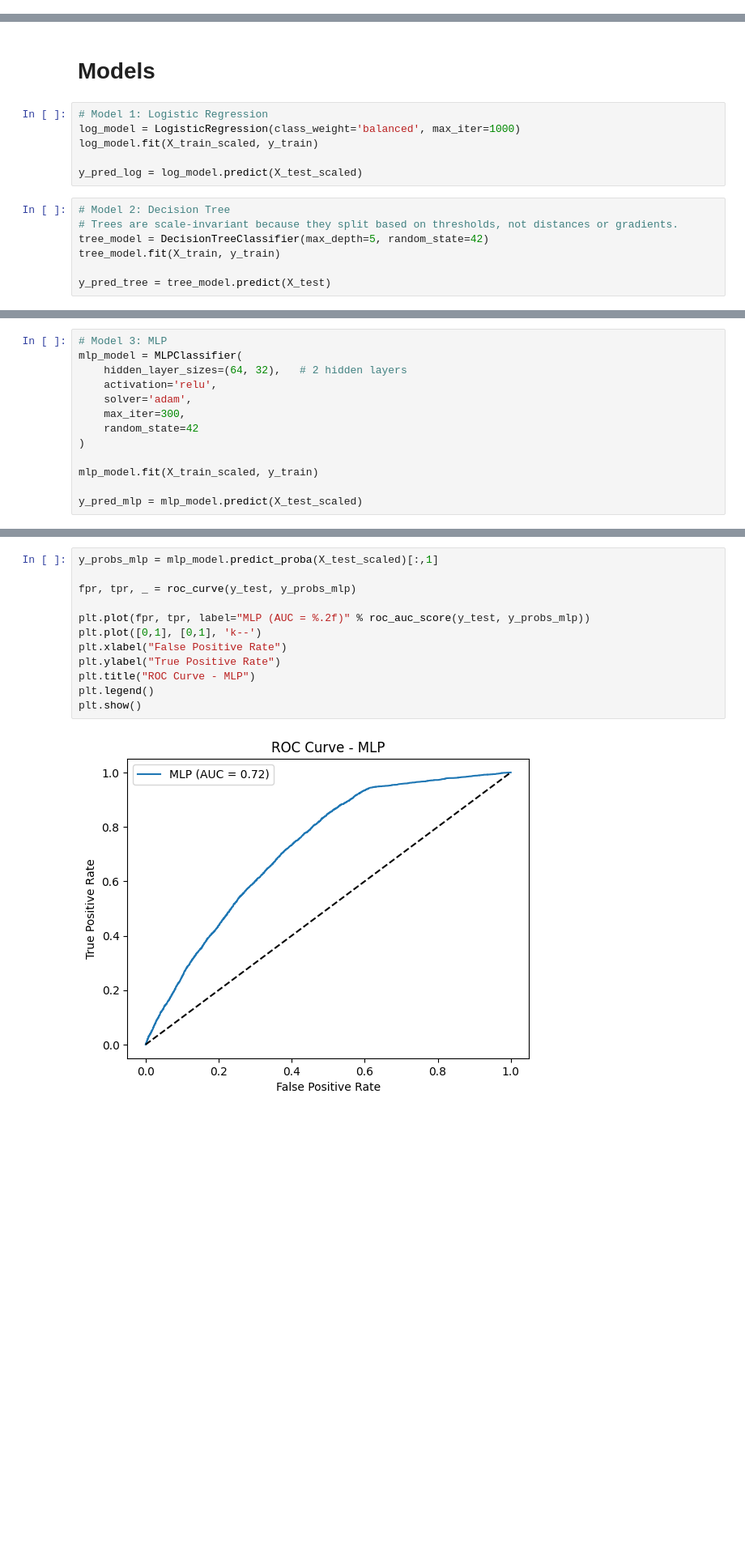
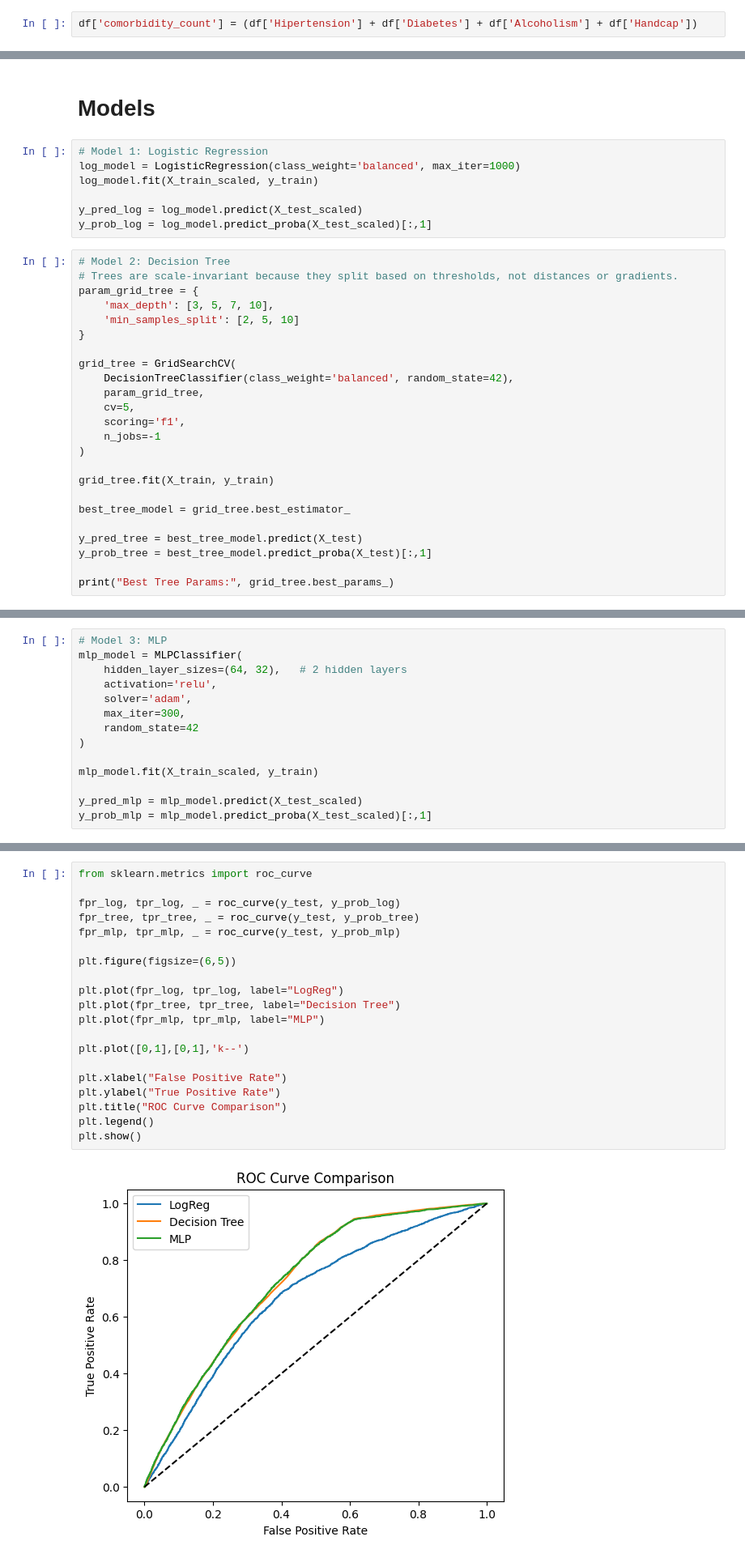
Before and after one commit to Priyal-2005/GenAI-clinical-no-show-prediction, a Jupyter notebook: notebook/GenAI_MidSem_Project_4.ipynb, the cells around one changed output, grey strips where cells are left out. Shown at 81% size. Saved outputs shown, nothing was run; the diff lists cells and outputs as text; blank space fills up the shorter version.

```diff
--- a/notebook/GenAI_MidSem_Project_4.ipynb
+++ b/notebook/GenAI_MidSem_Project_4.ipynb
@@ -184,3 +154,5 @@ Neighbourhood:
+# %%
+df['comorbidity_count'] = (df['Hipertension'] + df['Diabetes'] + df['Alcoholism'] + df['Handcap'])
 # %%
 # Drop Neighbourhood
 df = df.drop('Neighbourhood', axis=1)
@@ -211,10 +192,28 @@ log_model = LogisticRegression(class_weight='balanced', max_iter=1000)
 log_model.fit(X_train_scaled, y_train)
 
 y_pred_log = log_model.predict(X_test_scaled)
+y_prob_log = log_model.predict_proba(X_test_scaled)[:,1]
 # %%
 # Model 2: Decision Tree
 # Trees are scale-invariant because they split based on thresholds, not distances or gradients.
-tree_model = DecisionTreeClassifier(max_depth=5, random_state=42)
-tree_model.fit(X_train, y_train)
+param_grid_tree = {
+    'max_depth': [3, 5, 7, 10],
+    'min_samples_split': [2, 5, 10]
+}
 
-y_pred_tree = tree_model.predict(X_test)
+grid_tree = GridSearchCV(
+    DecisionTreeClassifier(class_weight='balanced', random_state=42),
+    param_grid_tree,
+    cv=5,
+    scoring='f1',
+    n_jobs=-1
+)
+
+grid_tree.fit(X_train, y_train)
+
+best_tree_model = grid_tree.best_estimator_
+
+y_pred_tree = best_tree_model.predict(X_test)
+y_prob_tree = best_tree_model.predict_proba(X_test)[:,1]
+
+print("Best Tree Params:", grid_tree.best_params_)
@@ -231,3 +232,4 @@ mlp_model = MLPClassifier(
 mlp_model.fit(X_train_scaled, y_train)
 
 y_pred_mlp = mlp_model.predict(X_test_scaled)
+y_prob_mlp = mlp_model.predict_proba(X_test_scaled)[:,1]
@@ -293,14 +339,22 @@ with open('best_model.pkl', 'wb') as f:
 # %%
-y_probs_mlp = mlp_model.predict_proba(X_test_scaled)[:,1]
+from sklearn.metrics import roc_curve
 
-fpr, tpr, _ = roc_curve(y_test, y_probs_mlp)
+fpr_log, tpr_log, _ = roc_curve(y_test, y_prob_log)
+fpr_tree, tpr_tree, _ = roc_curve(y_test, y_prob_tree)
+fpr_mlp, tpr_mlp, _ = roc_curve(y_test, y_prob_mlp)
 
-plt.plot(fpr, tpr, label="MLP (AUC = %.2f)" % roc_auc_score(y_test, y_probs_mlp))
-plt.plot([0,1], [0,1], 'k--')
+plt.figure(figsize=(6,5))
+
+plt.plot(fpr_log, tpr_log, label="LogReg")
+plt.plot(fpr_tree, tpr_tree, label="Decision Tree")
+plt.plot(fpr_mlp, tpr_mlp, label="MLP")
+
+plt.plot([0,1],[0,1],'k--')
+
 plt.xlabel("False Positive Rate")
 plt.ylabel("True Positive Rate")
-plt.title("ROC Curve - MLP")
+plt.title("ROC Curve Comparison")
 plt.legend()
 plt.show()
 # %% [output]
-[figure, old version]
+[figure, new version]
```
Also changed, not shown: parts of 26 cells of this notebook.
